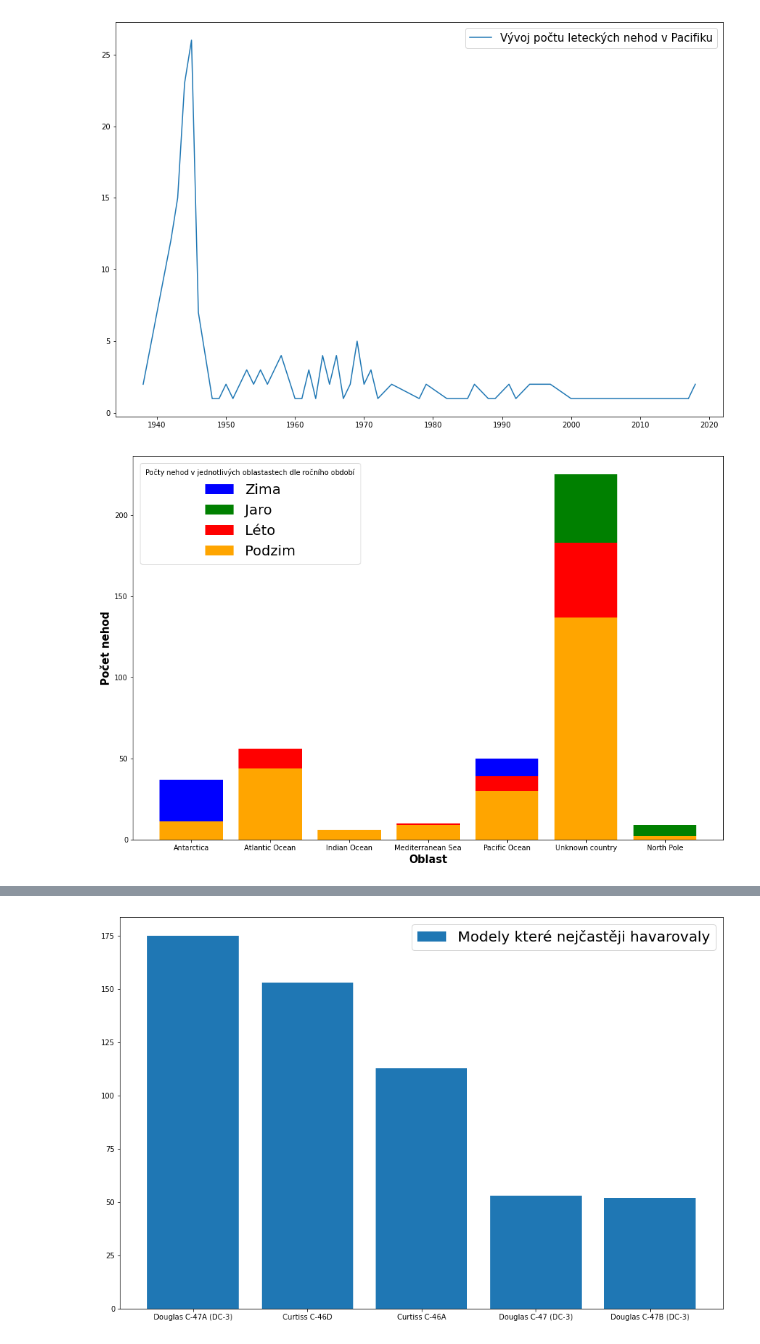
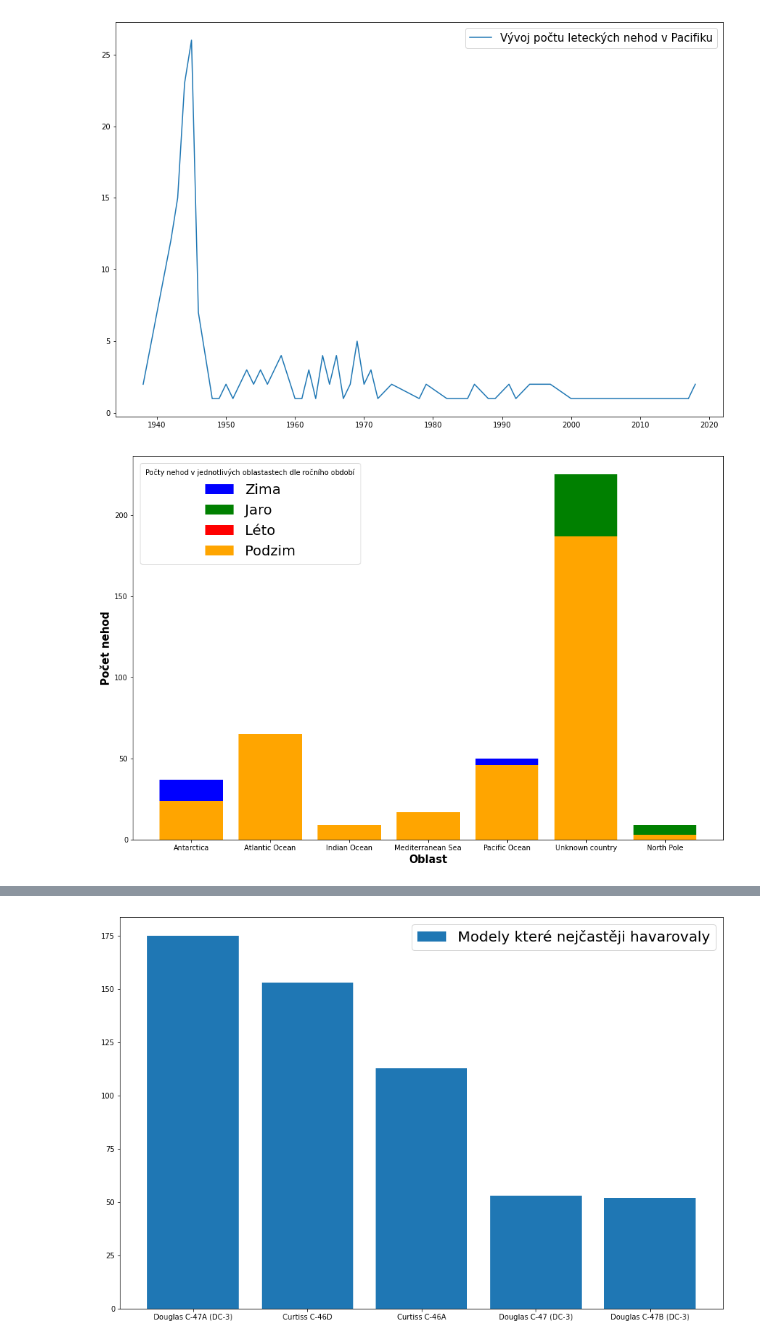
Before and after one commit to DoctorDehi/UJEP_MSW, a Jupyter notebook: msw_2.ipynb, the cells around one changed output, grey strips where cells are left out. Saved outputs shown, nothing was run; the diff lists cells and outputs as text; code cells hidden in the pictures.

```diff
--- a/msw_2.ipynb
+++ b/msw_2.ipynb
@@ -122,32 +122,32 @@ plt.plot()
 # %%
 # pouze nehody v zime
 winter = data[(data["month"] < 3) | (data["month"] > 11)]
 winter = winter.groupby("Ocean/Country").count()["year"]
 
 # pouze nehody na jare
 spring = data[(data["month"] >= 3) & (data["month"] < 6)]
 spring = spring.groupby("Ocean/Country").count()["year"]
 
 #pouze nehody v lete
 summer = data[(data["month"] >= 6) & (data["month"] < 9)]
 summer = summer.groupby("Ocean/Country").count()["year"]
 
 #pouze nehody na podzim
-autumn = data[(data["month"] >= 9) & (data["month"] < 11)]
+autumn = data[(data["month"] >= 9) & (data["month"] <= 11)]
 autumn = autumn.groupby("Ocean/Country").count()["year"]
 
-
+# graf
 fig = plt.figure(figsize=(15,10))
 
 plt.bar(winter.keys(), winter.values, color='b', label="Zima")
 plt.bar(spring.keys(), spring.values, color='g', label="Jaro")
 plt.bar(summer.keys(), summer.values, color='red', label="Léto")
 plt.bar(autumn.keys(), autumn.values, color='orange', label="Podzim")
 
 plt.xlabel('Oblast', fontweight ='bold', fontsize = 15)
 plt.ylabel('Počet nehod', fontweight ='bold', fontsize = 15)
 
 plt.legend(title="Počty nehod v jednotlivých oblastastech dle ročního období", fontsize=20)
 plt.show()
 # %% [output]
-[figure, old version]
+[figure, new version]
```
Also changed, not shown: parts of 2 cells of this notebook, 6 other files.
